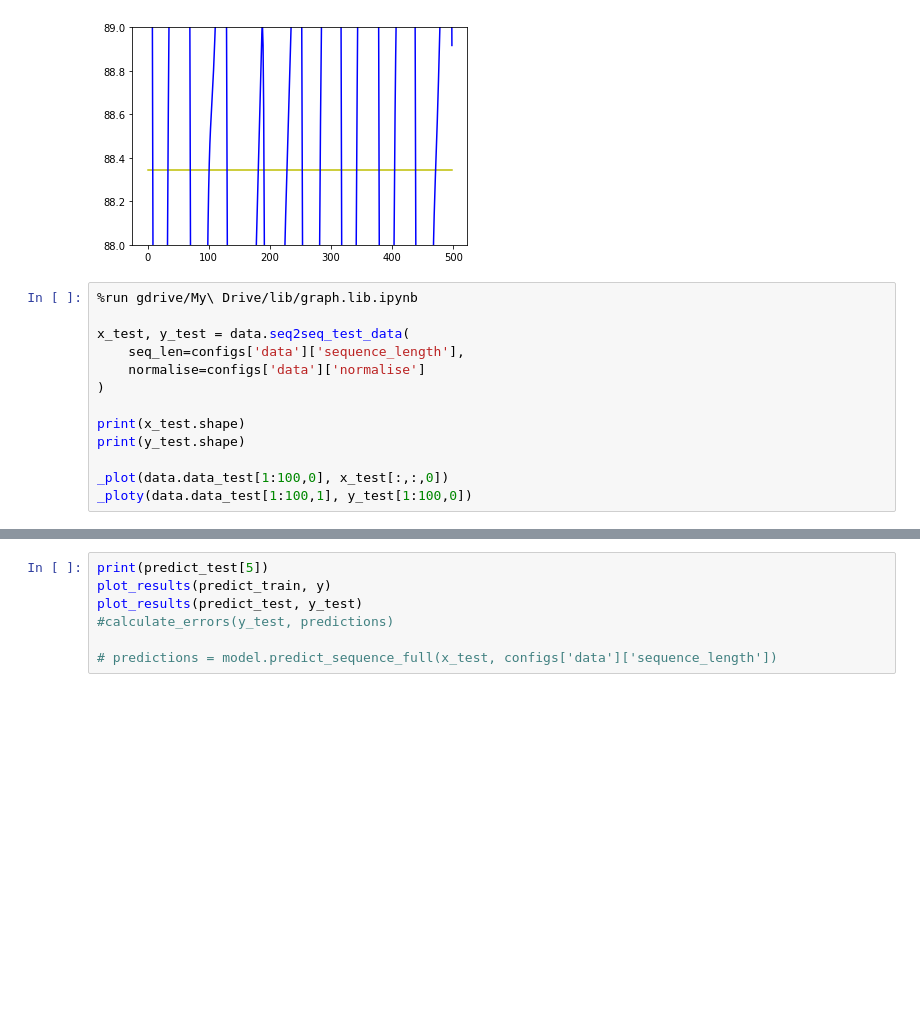
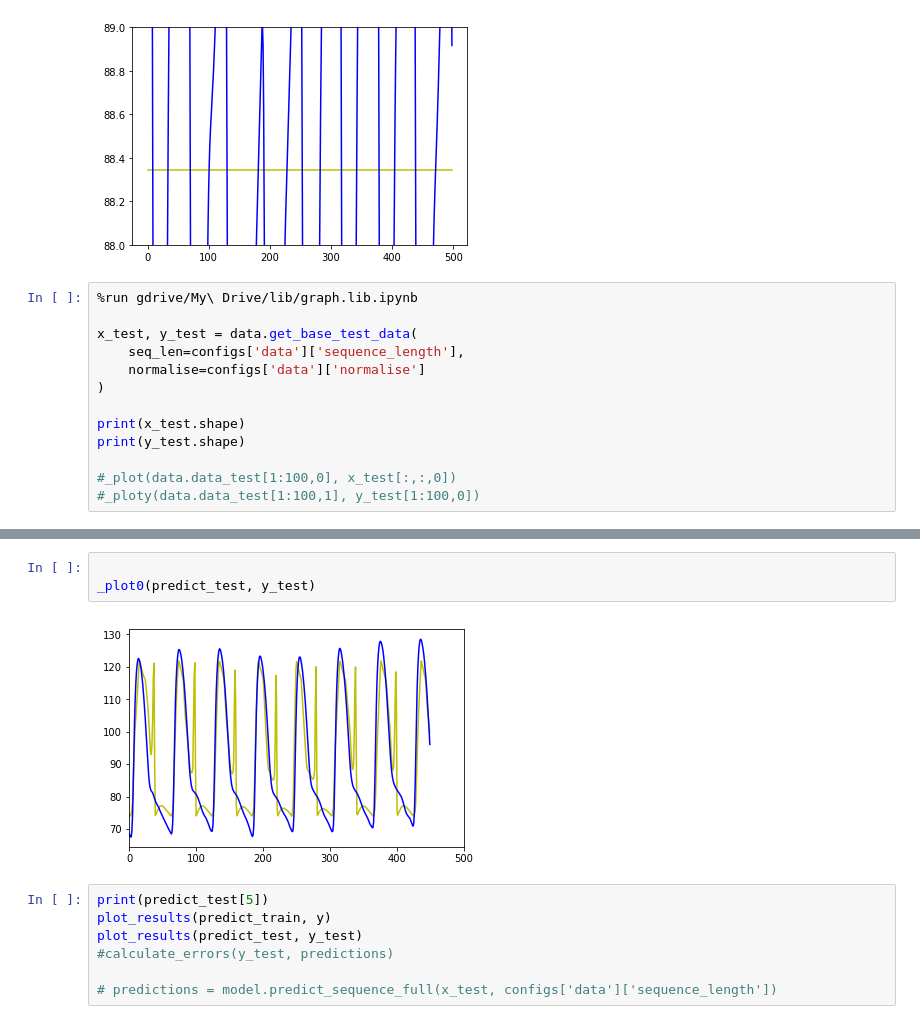
Before and after one commit to hossein20s/Average_Blood_Pressure_estimation, a Jupyter notebook: PPG2BloodPressure.ipynb, the cells around one changed output, grey strips where cells are left out. Drawn from its saved outputs; the diff is of its cells as text; blank space fills up the shorter version.

Commit message:
Fixed a problem now test worked

```diff
--- a/PPG2BloodPressure.ipynb
+++ b/PPG2BloodPressure.ipynb
@@ -198,7 +198,7 @@ _ploty(predict_train[1:500,0], y[1:500,0], 88, 89)
 # %%
 %run gdrive/My\ Drive/lib/graph.lib.ipynb
 
-x_test, y_test = data.seq2seq_test_data(
+x_test, y_test = data.get_base_test_data(
     seq_len=configs['data']['sequence_length'],
     normalise=configs['data']['normalise']
 )
@@ -206,7 +206,7 @@ x_test, y_test = data.seq2seq_test_data(
 print(x_test.shape)
 print(y_test.shape)
 
-_plot(data.data_test[1:100,0], x_test[:,:,0])
-_ploty(data.data_test[1:100,1], y_test[1:100,0])
+#_plot(data.data_test[1:100,0], x_test[:,:,0])
+#_ploty(data.data_test[1:100,1], y_test[1:100,0])
 # %% [output]
 Version 2.3
@@ -227,3 +220,8 @@ print(predict_test.shape)
+# %%
+
+_plot0(predict_test, y_test)
+# %% [output]
+[figure, added]
 # %%
 print(predict_test[5])
 plot_results(predict_train, y)
```
Also changed, not shown: parts of 5 cells of this notebook.
